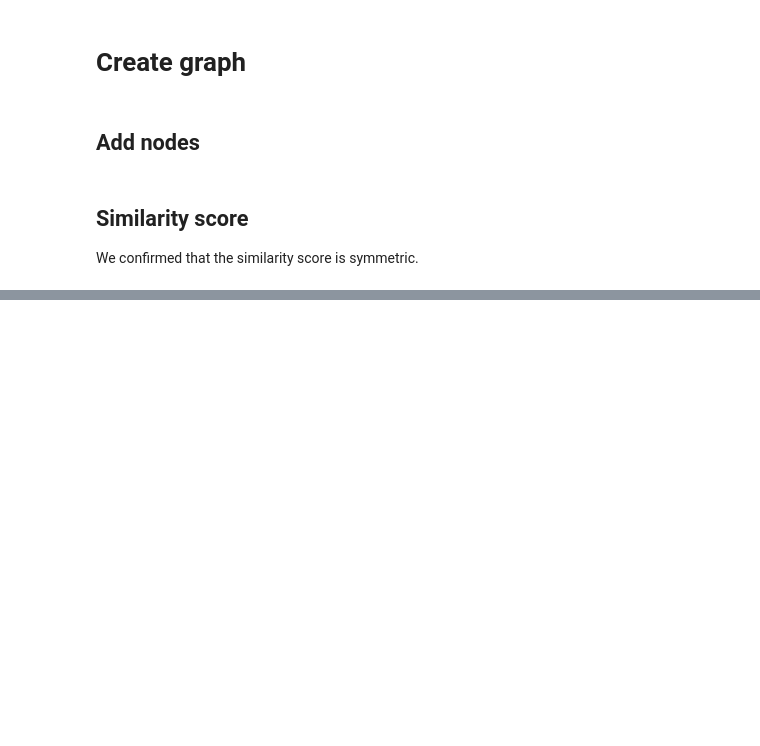
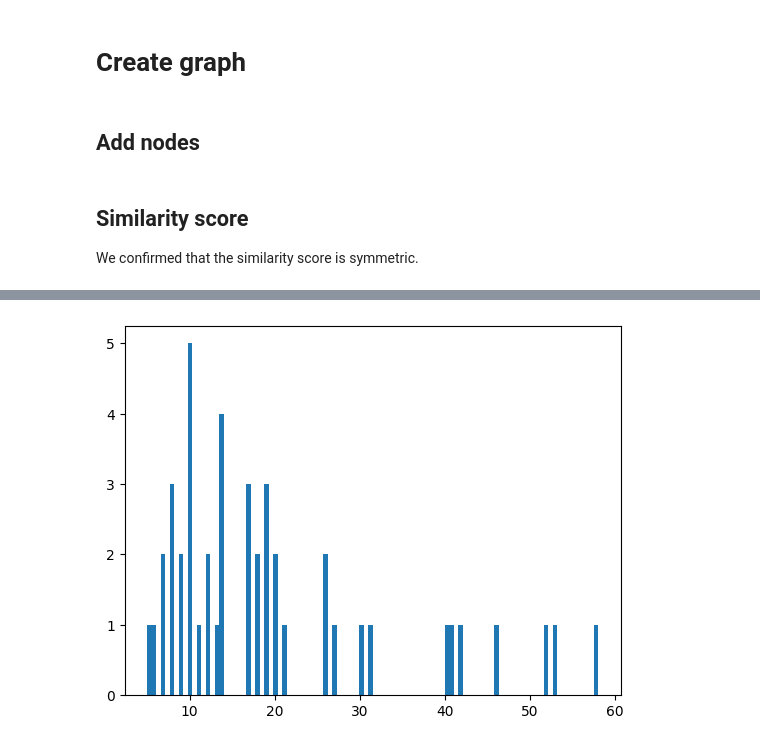
Before and after one commit to AMGrobelnik/MLG-Predicting-Impacful-Events, a Jupyter notebook: GraphGeneration.ipynb, the cells around one changed output, grey strips where cells are left out. Drawn from its saved outputs; the diff is of its cells as text; code cells hidden in the pictures; blank space fills up the shorter version.

```diff
--- a/GraphGeneration.ipynb
+++ b/GraphGeneration.ipynb
@@ -82,0 +145,6 @@ We confirmed that the similarity score is symmetric.
+# %%
+# histogram
+plt.hist(get_counts(list(G.neighbors(focus_node))), bins=100)
+plt.show()
+# %% [output]
+[figure, added]
```
Also changed, not shown: parts of 29 cells of this notebook.
